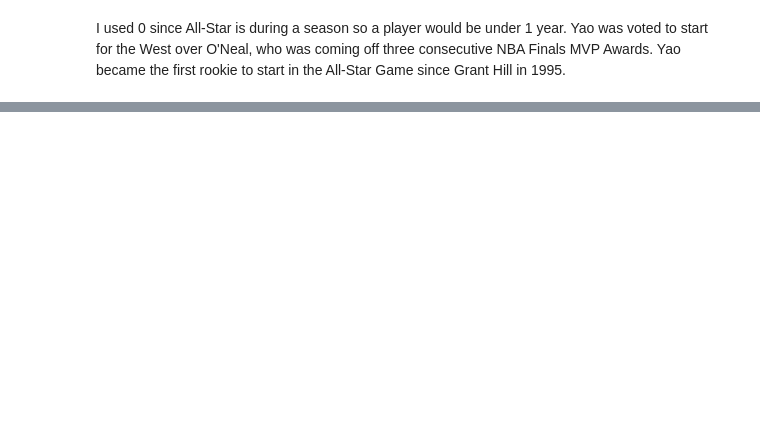
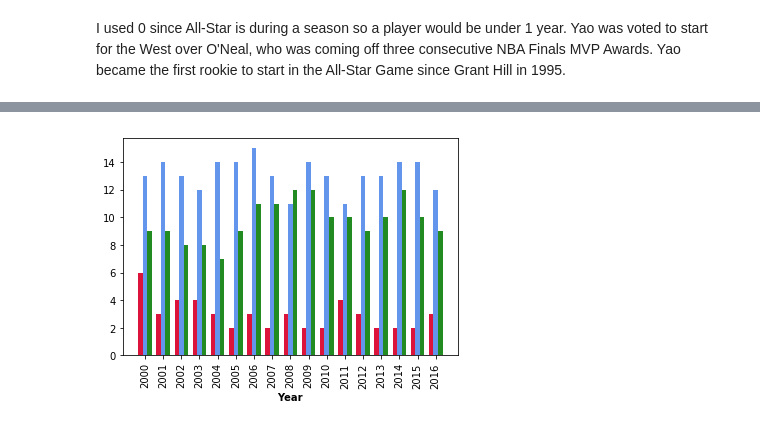
Before and after one commit to aclao89/NBA_All_Stars, a Jupyter notebook: Data Exploration for NBA All Star Games .ipynb, the cells around one changed output, grey strips where cells are left out. Drawn from its saved outputs; the diff is of its cells as text; code cells hidden in the pictures; blank space fills up the shorter version.

```diff
--- a/Data Exploration for NBA All Star Games .ipynb
+++ b/Data Exploration for NBA All Star Games .ipynb
@@ -621,0 +552,31 @@ nba_cleaned.sort_values(by ='Draft Year', ascending = True)
+# %%
+barWidth = 0.25
+
+#Set Height of the bar
+center = [6, 3 , 4, 4, 3, 2, 3 , 2, 3, 2, 2,4, 3, 2, 2, 2, 3]
+
+forward = [13, 14, 13, 12, 14, 14, 15, 13 ,11 ,14, 13 , 11, 13, 13, 14, 14, 12]
+
+guard = [ 9, 9, 8, 8 , 7, 9 ,11, 11, 12, 12, 10, 10, 9, 10, 12, 10, 9]
+
+#Set position of the bar on the X Axis
+r1 = np.arange(len(center))
+r2 = [x + barWidth for x in r1]
+r3 = [x + barWidth for x in r2]
+
+#Make Plot
+plt.bar(r1, center, color='crimson', width= barWidth, label='Center')
+plt.bar(r2, forward, color='cornflowerblue', width= barWidth, label='Forward')
+plt.bar(r3, guard, color='forestgreen', width= barWidth, label='Guard')
+
+# Adjust figure size
+
+
+#Add XTicks
+plt.xlabel('Year', fontweight ='bold')
+plt.xticks([r + barWidth for r in range(len(center))], ['2000', '2001', '2002', '2003','2004',
+                                                '2005', '2006' ,'2007', '2008','2009', '2010', '2011','2012', '2013', '2014', '2015', '2016'], rotation= 90)
+
+plt.show()
+# %% [output]
+[figure, added]
```
Also changed, not shown: parts of 16 cells of this notebook.
